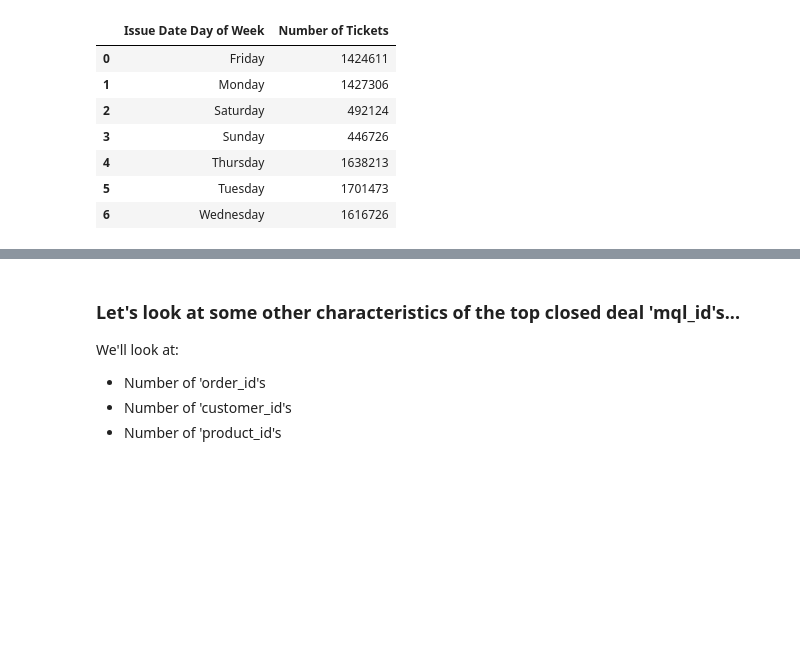
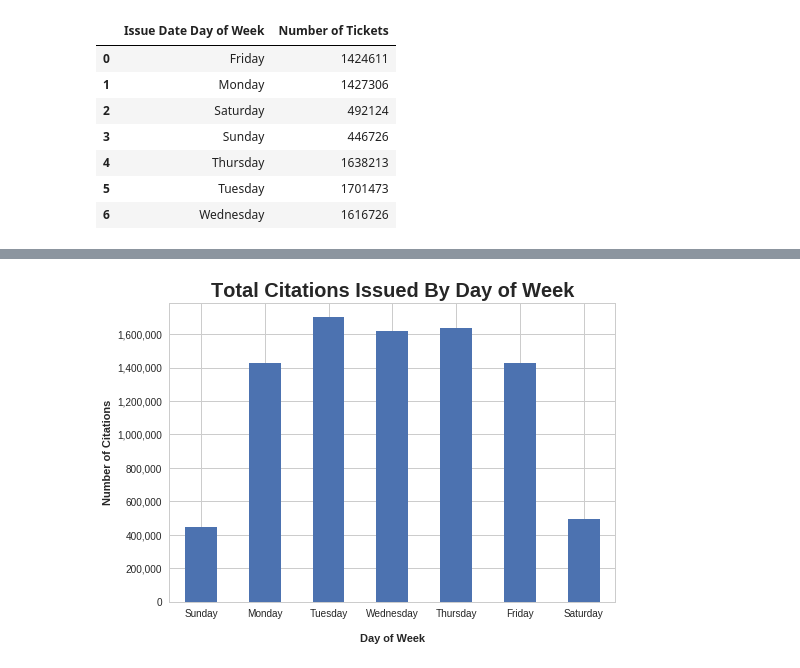
Before and after one commit to ROARMarketingConcepts/Data-Analysis-Projects, a Jupyter notebook: LA_Parking_Citation_Analysis.ipynb, the cells around one changed output, grey strips where cells are left out. Cells and saved outputs as stored; diff of their text form; code cells hidden in the pictures; blank space fills up the shorter version.

```diff
--- a/LA_Parking_Citation_Analysis.ipynb
+++ b/LA_Parking_Citation_Analysis.ipynb
@@ -737,32 +257,0 @@ top_mql_mean_scores = cd_mqls_by_revenue.head(20)
-# %%
-fig, ax1 = plt.subplots(figsize=(14,6))
-
-color = 'tab:blue'
-ax1.set_ylabel('Revenue', color=color)  # we already handled the x-label with ax1
-ax1.bar(top_mql_mean_scores['mql_id'], top_mql_mean_scores['total_payment'], color=color)
-fmt = '${x:,.0f}'
-tick = mtick.StrMethodFormatter(fmt)
-ax1.yaxis.set_major_formatter(tick)
-ax1.tick_params(axis='y', labelcolor=color)
-
-plt.xticks(rotation=90)
-
-ax2 = ax1.twinx()  # instantiate a second axes that shares the same x-axis
-
-color = 'tab:red'
-ax2.set_xlabel('mql_id')
-ax2.set_ylabel('Mean Review Score', color=color, rotation=270,labelpad=15)
-ax2.plot(top_mql_mean_scores['mql_id'], top_mql_mean_scores['mean_review_score'], color=color)
-ax2.tick_params(axis='both', labelcolor=color)
-ax2.grid(None)
-
-fig.tight_layout()  # otherwise the right y-label is slightly clipped
-plt.show()
-# %% [markdown]
-### Let's look at some other characteristics of the top closed deal 'mql_id's...
-
-We'll look at:
-
-*  Number of 'order_id's
-*  Number of 'customer_id's
-*  Number of 'product_id's
@@ -772,0 +258,13 @@ cd_mql_by_revenue
+# %%
+day_order = ["Sunday","Monday", "Tuesday", "Wednesday", "Thursday", "Friday", "Saturday"]
+ax = citations_per_weekday.set_index("Issue Date Day of Week").loc[day_order].plot(kind="bar", legend=False)
+for tick in ax.get_xticklabels():
+    tick.set_rotation(0)
+ax.yaxis.set_major_formatter(mpl.ticker.StrMethodFormatter('{x:,.0f}'))
+ax.set_xlabel('Day of Week',labelpad =15,fontweight='bold')
+ax.set_ylabel('Number of Citations',fontweight='bold')
+ax.set_title('Total Citations Issued By Day of Week',fontsize=20,fontweight='bold')
+
+plt.show()
+# %% [output]
+[figure, added]
```
Also changed, not shown: parts of 99 cells of this notebook.
